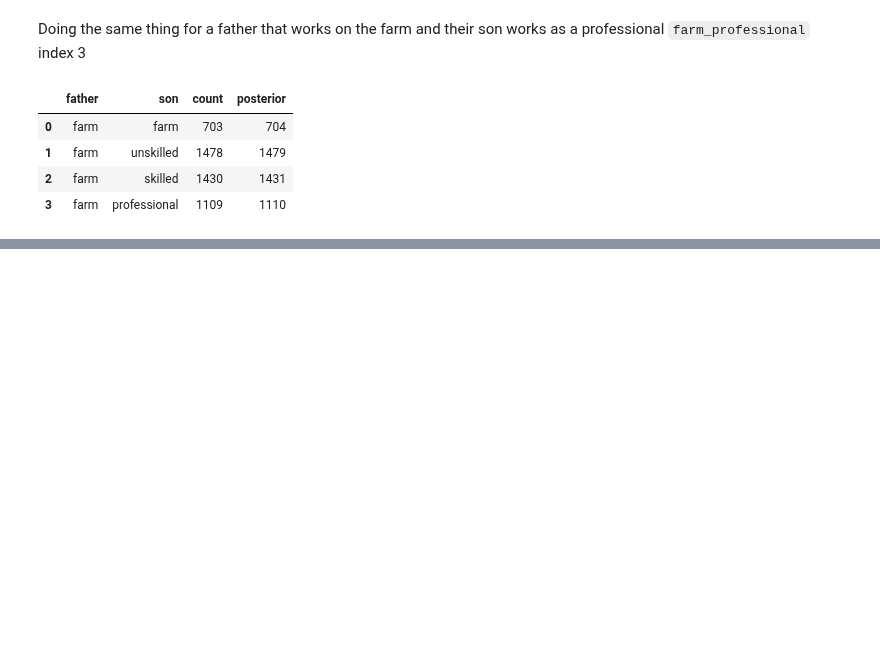
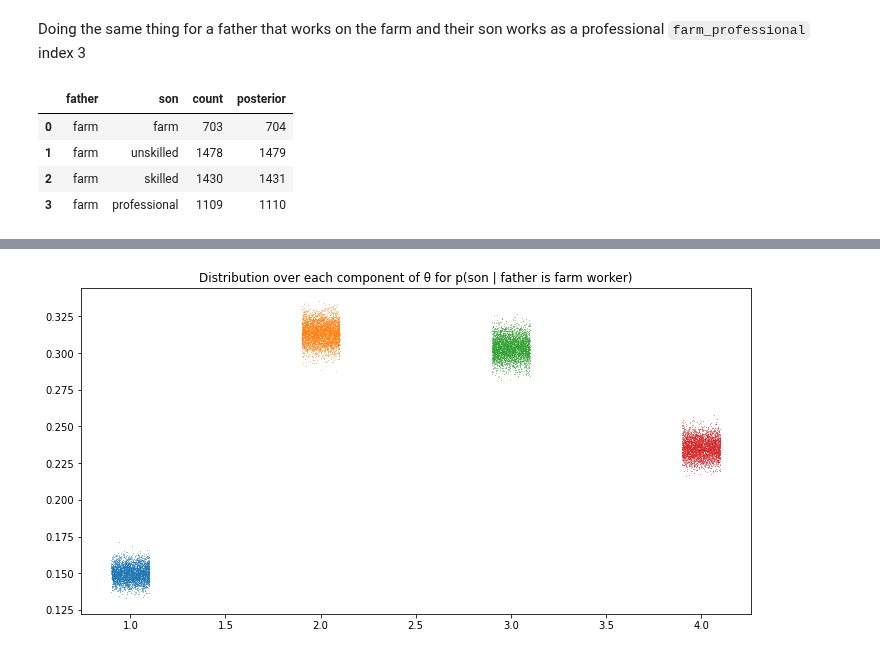
Before and after one commit to Inventrohyder/cs146, a Jupyter notebook: 6.2/notebook.ipynb, the cells around one changed output, grey strips where cells are left out. Saved outputs shown, nothing was run; the diff lists cells and outputs as text; code cells hidden in the pictures; blank space fills up the shorter version.

```diff
--- a/6.2/notebook.ipynb
+++ b/6.2/notebook.ipynb
@@ -121,0 +138,23 @@ plt.show()
+# %%
+# This is a partial Stan model. Look up how to define the multinomial
+# and dirichlet distributions in your likelihood and prior.
+
+stan_code = '''
+
+data {
+    int<lower=1> C;    // number of categories in the multinomial
+    vector[C] alpha;   // prior hyperparameters for Dirichlet
+    int counts[C];     // the data set: counts for each category
+}
+
+parameters {
+    simplex[C] theta;  // the probability vector over categories
+}
+
+model {
+    theta ~ dirichlet(alpha);
+    counts ~ multinomial(theta);
+}
+'''
+
+stan_model = pystan.StanModel(model_code=stan_code)
@@ -121,0 +163,8 @@ plt.show()
+# %%
+# Results for one row (father = 0)
+stan_data = {
+    'C': 4,
+    'alpha': [1, 1, 1, 1],
+    'counts': counts[0]}
+results = stan_model.sampling(data=stan_data)
+print(results)
@@ -121,0 +187,9 @@ plt.show()
+# %%
+samples = results.extract()
+plt.figure(figsize=(12, 6))
+for i in range(4):
+    plt.plot(sts.uniform.rvs(loc=i+1-0.1, scale=0.2, size=samples['theta'].shape[0]), samples['theta'][:,i], ',', alpha=0.5)
+plt.title('Distribution over each component of θ for p(son | father is farm worker)')
+plt.show()
+# %% [output]
+[figure, added]
```
Also changed, not shown: parts of 12 cells of this notebook.
